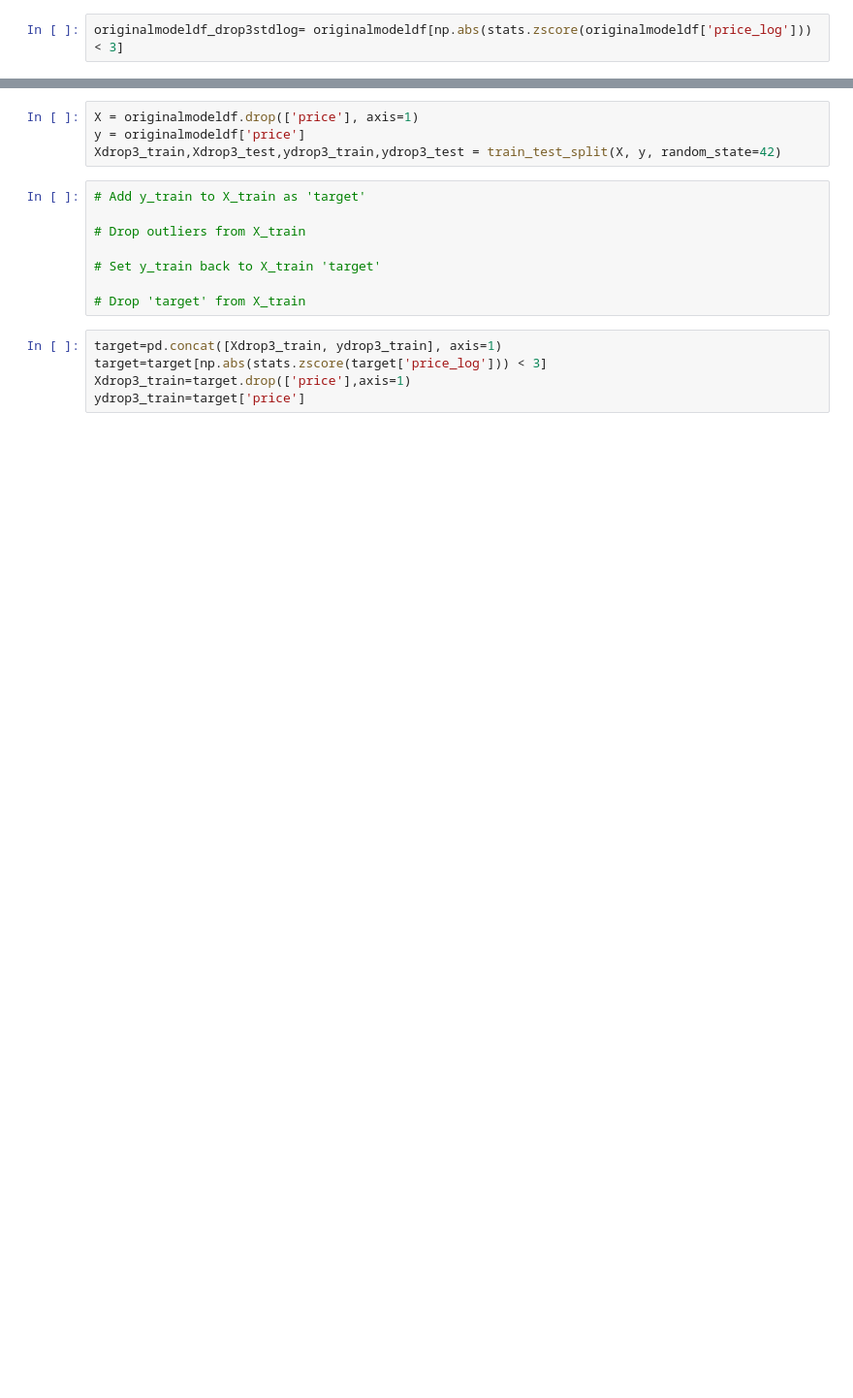
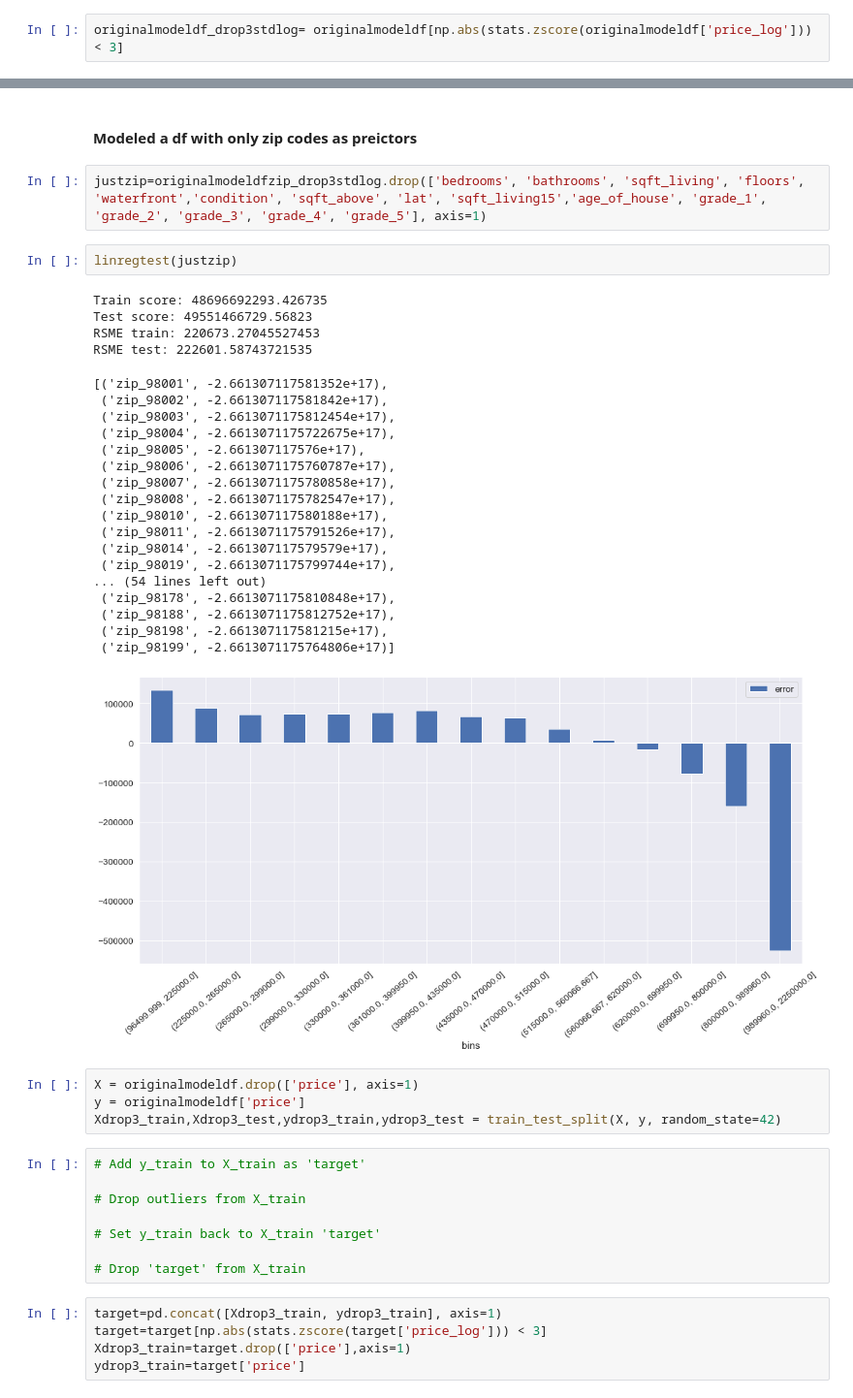
Before and after one commit to qsou/bsc-phase-two-project, a Jupyter notebook: notebooks/exploratory/bobbyexplore/Bobby_work.ipynb, the cells around one changed output, grey strips where cells are left out. Shown at 97% size. Drawn from its saved outputs; the diff is of its cells as text; blank space fills up the shorter version.

```diff
--- a/notebooks/exploratory/bobbyexplore/Bobby_work.ipynb
+++ b/notebooks/exploratory/bobbyexplore/Bobby_work.ipynb
@@ -861,3 +531,32 @@ RSME test: 124774.51662790043
+# %% [markdown]
+#### Modeled a df with only zip codes as preictors
+# %%
+justzip=originalmodeldfzip_drop3stdlog.drop(['bedrooms', 'bathrooms', 'sqft_living', 'floors', 'waterfront','condition', 'sqft_above', 'lat', 'sqft_living15','age_of_house', 'grade_1', 'grade_2', 'grade_3', 'grade_4', 'grade_5'], axis=1)
+# %%
+linregtest(justzip)
+# %% [output]
+Train score: 48696692293.426735
+Test score: 49551466729.56823
+RSME train: 220673.27045527453
+RSME test: 222601.58743721535
+[('zip_98001', -2.661307117581352e+17),
+ ('zip_98002', -2.661307117581842e+17),
+ ('zip_98003', -2.6613071175812454e+17),
+ ('zip_98004', -2.6613071175722675e+17),
+ ('zip_98005', -2.661307117576e+17),
+ ('zip_98006', -2.6613071175760787e+17),
+ ('zip_98007', -2.6613071175780858e+17),
+ ('zip_98008', -2.6613071175782547e+17),
+ ('zip_98010', -2.661307117580188e+17),
+ ('zip_98011', -2.6613071175791526e+17),
+ ('zip_98014', -2.661307117579579e+17),
+ ('zip_98019', -2.6613071175799744e+17),
+... (54 lines left out)
+ ('zip_98178', -2.6613071175810848e+17),
+ ('zip_98188', -2.6613071175812752e+17),
+ ('zip_98198', -2.661307117581215e+17),
+ ('zip_98199', -2.6613071175764806e+17)]
+[figure, added]
 # %%
 X = originalmodeldf.drop(['price'], axis=1)
 y = originalmodeldf['price']
```
Also changed, not shown: parts of 89 cells of this notebook.
